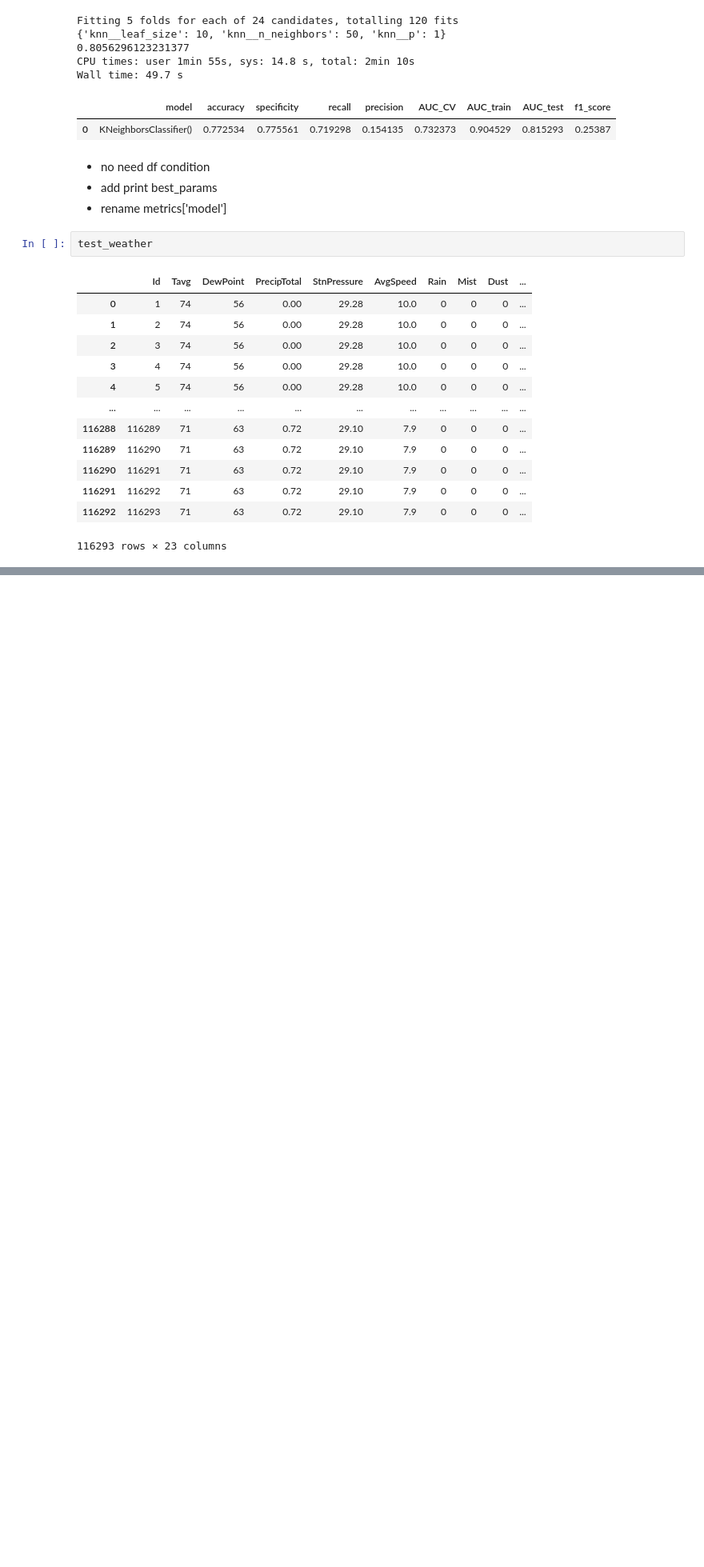
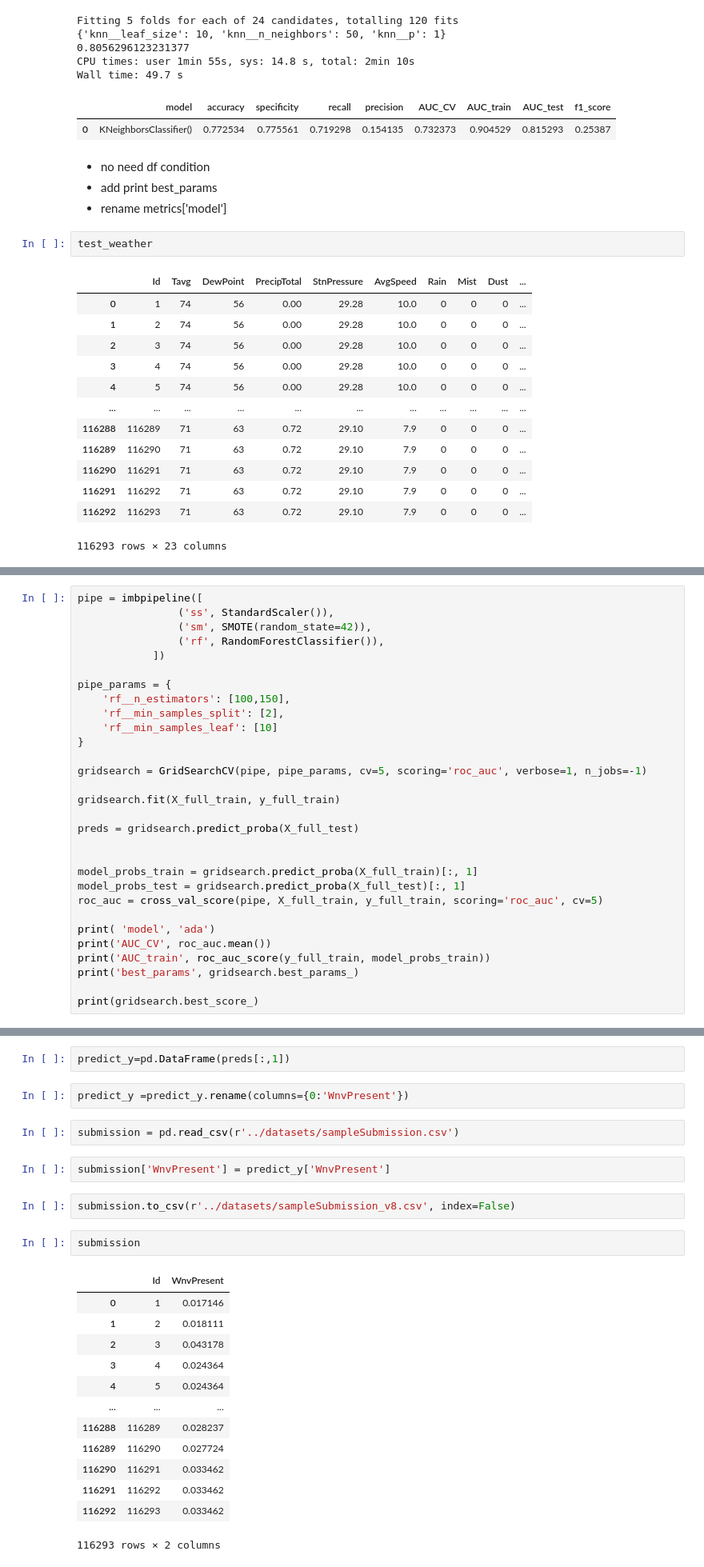
Before and after one commit to jh-mei/Group-4-Project, a Jupyter notebook: code/4 Modelling BP.ipynb, the cells around one changed output, grey strips where cells are left out. Shown: that part at 80% size. Cells and saved outputs as stored; diff of their text form; blank space fills up the shorter version.

```diff
--- a/code/4 Modelling BP.ipynb
+++ b/code/4 Modelling BP.ipynb
@@ -360,0 +296,30 @@ dtype: int64
+# %%
+pipe = imbpipeline([
+                ('ss', StandardScaler()),
+                ('sm', SMOTE(random_state=42)),
+                ('rf', RandomForestClassifier()),
+            ])
+
+pipe_params = {
+    'rf__n_estimators': [100,150],
+    'rf__min_samples_split': [2],
+    'rf__min_samples_leaf': [10]
+}
+
+gridsearch = GridSearchCV(pipe, pipe_params, cv=5, scoring='roc_auc', verbose=1, n_jobs=-1)
+
+gridsearch.fit(X_full_train, y_full_train)
+
+preds = gridsearch.predict_proba(X_full_test)
+
+
+model_probs_train = gridsearch.predict_proba(X_full_train)[:, 1]
+model_probs_test = gridsearch.predict_proba(X_full_test)[:, 1]
+roc_auc = cross_val_score(pipe, X_full_train, y_full_train, scoring='roc_auc', cv=5)
+
+print( 'model', 'ada')
+print('AUC_CV', roc_auc.mean())
+print('AUC_train', roc_auc_score(y_full_train, model_probs_train))
+print('best_params', gridsearch.best_params_)
+
+print(gridsearch.best_score_)
@@ -360,0 +333,26 @@ dtype: int64
+# %%
+predict_y=pd.DataFrame(preds[:,1])
+# %%
+predict_y =predict_y.rename(columns={0:'WnvPresent'})
+# %%
+submission = pd.read_csv(r'../datasets/sampleSubmission.csv')
+# %%
+submission['WnvPresent'] = predict_y['WnvPresent']
+# %%
+submission.to_csv(r'../datasets/sampleSubmission_v8.csv', index=False)
+# %%
+submission
+# %% [output]
+|  | Id | WnvPresent |
+| 0 | 1 | 0.017146 |
+| 1 | 2 | 0.018111 |
+| 2 | 3 | 0.043178 |
+| 3 | 4 | 0.024364 |
+| 4 | 5 | 0.024364 |
+| ... | ... | ... |
+| 116288 | 116289 | 0.028237 |
+| 116289 | 116290 | 0.027724 |
+| 116290 | 116291 | 0.033462 |
+| 116291 | 116292 | 0.033462 |
+| 116292 | 116293 | 0.033462 |
+116293 rows × 2 columns
```
Also changed, not shown: parts of 25 cells of this notebook, 7 other files.
